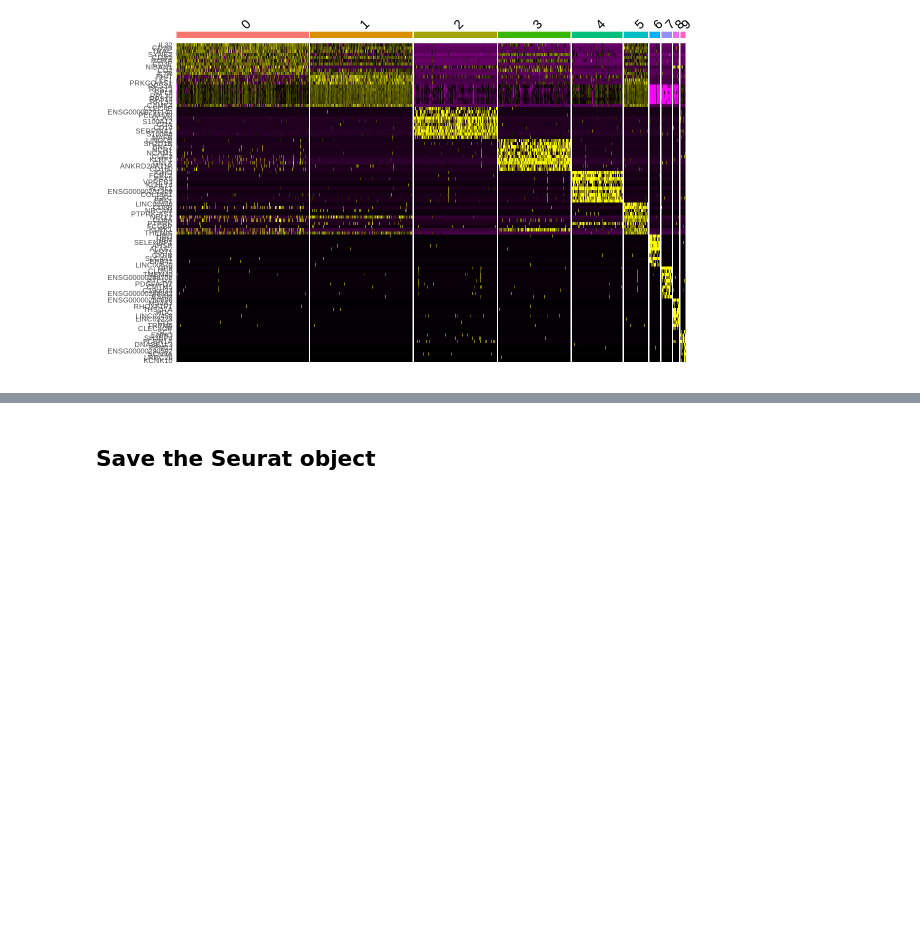
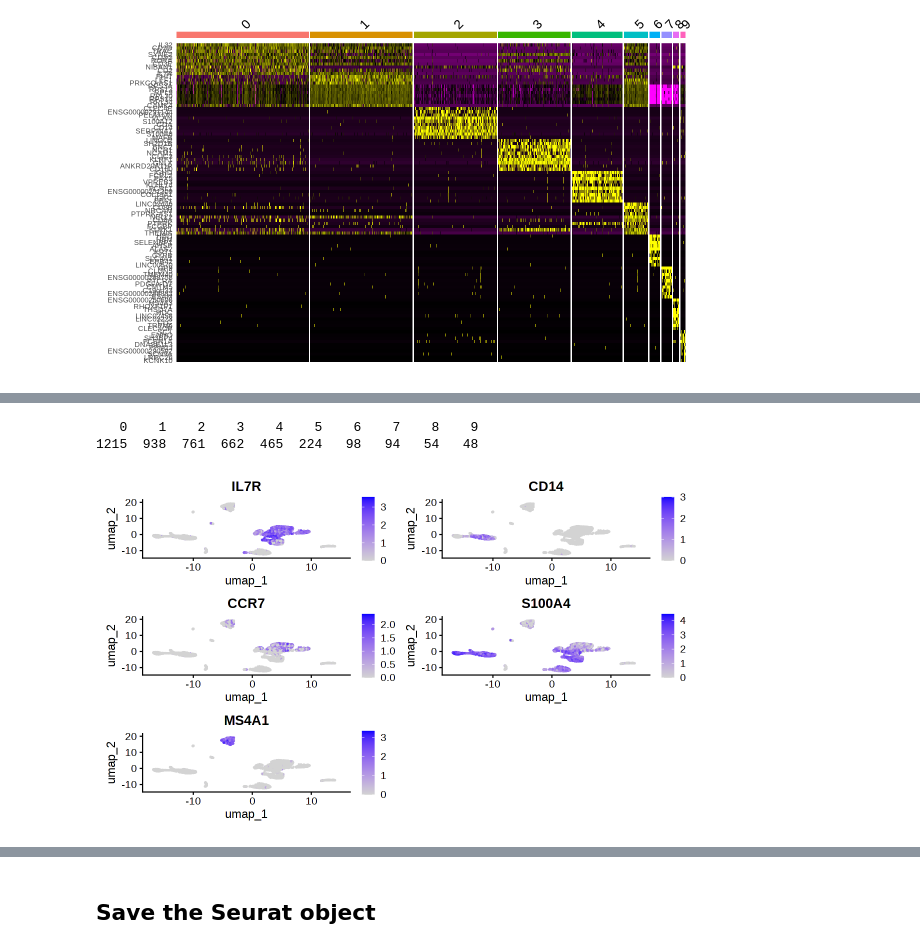
Before and after one commit to Bix4UMD/BIOI611_lab, a Jupyter notebook: docs/BIOI611_scRNA.ipynb, the cells around one changed output, grey strips where cells are left out. Drawn from its saved outputs; the diff is of its cells as text; code cells hidden in the pictures; blank space fills up the shorter version.

```diff
--- a/docs/BIOI611_scRNA.ipynb
+++ b/docs/BIOI611_scRNA.ipynb
@@ -588,0 +739,9 @@ DoHeatmap(pbmc, features = top10$gene) + NoLegend()
+# %%
+table(Idents(pbmc))
+# %% [output]
+   0    1    2    3    4    5    6    7    8    9
+1215  938  761  662  465  224   98   94   54   48
+# %%
+FeaturePlot(pbmc, features = c("IL7R", "CD14", "CCR7", "S100A4", "MS4A1"))
+# %% [output]
+[figure, added]
```
Also changed, not shown: parts of 39 cells of this notebook.
